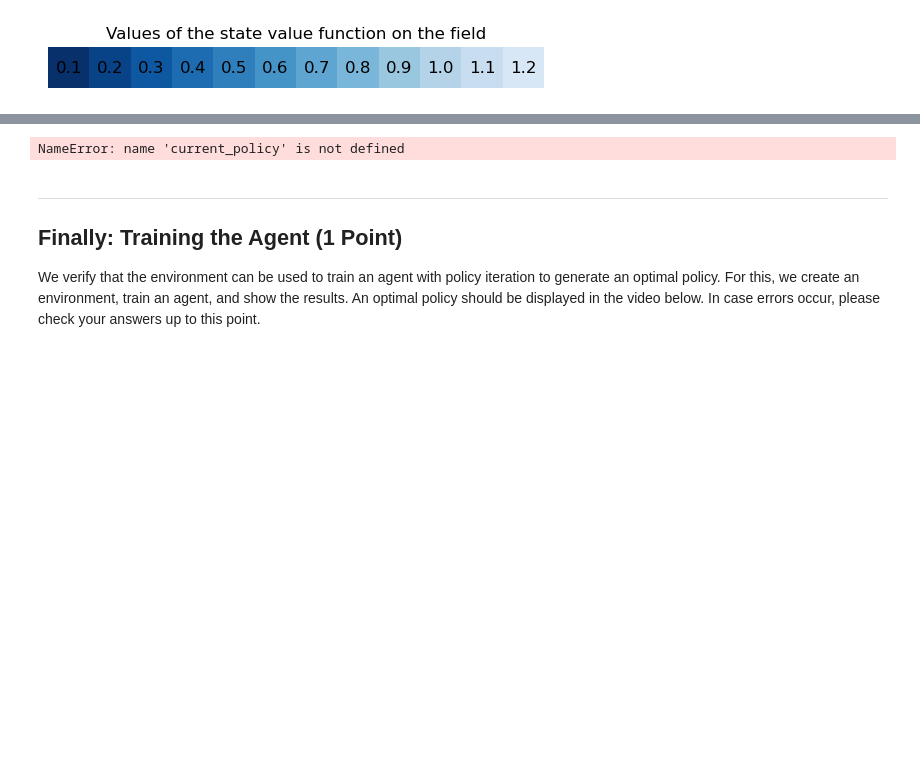
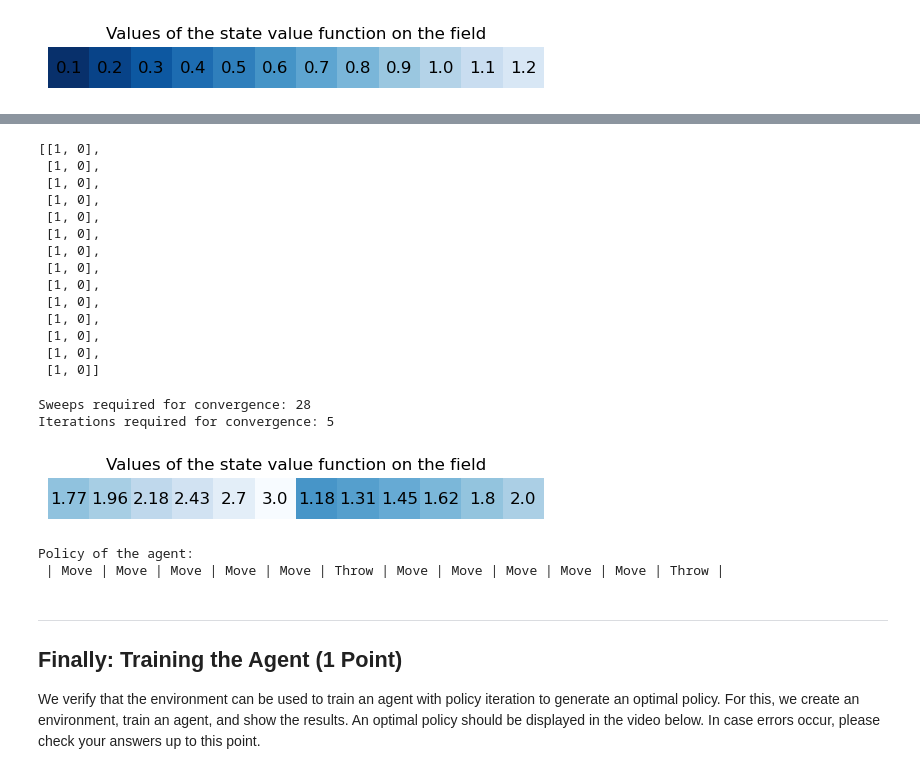
Before and after one commit to hanusspi/Assignments, a Jupyter notebook: bonus_point_assignment_1/task_01/task_sheet_01.ipynb, the cells around one changed output, grey strips where cells are left out. Cells and saved outputs as stored; diff of their text form; code cells hidden in the pictures; blank space fills up the shorter version.

```diff
--- a/bonus_point_assignment_1/task_01/task_sheet_01.ipynb
+++ b/bonus_point_assignment_1/task_01/task_sheet_01.ipynb
@@ -683,11 +670,30 @@ test_agent.reset()
 # Used for grading. Do not change.
 # %%
 # Does the training work?
+display(test_agent.policy)
 test_agent.train()
 test_agent.visualize()
 test_agent.render_policy()
 # %% [output]
-NameError: name 'current_policy' is not defined
+[[1, 0],
+ [1, 0],
+ [1, 0],
+ [1, 0],
+ [1, 0],
+ [1, 0],
+ [1, 0],
+ [1, 0],
+ [1, 0],
+ [1, 0],
+ [1, 0],
+ [1, 0],
+ [1, 0],
+ [1, 0]]
+Sweeps required for convergence: 28
+Iterations required for convergence: 5
+[figure, added]
+Policy of the agent:
+ | Move | Move | Move | Move | Move | Throw | Move | Move | Move | Move | Move | Throw |
 # %%
 # Used for grading. Do not change.
 # %% [markdown]
```
Also changed, not shown: parts of 4 cells of this notebook, 1 other file.
